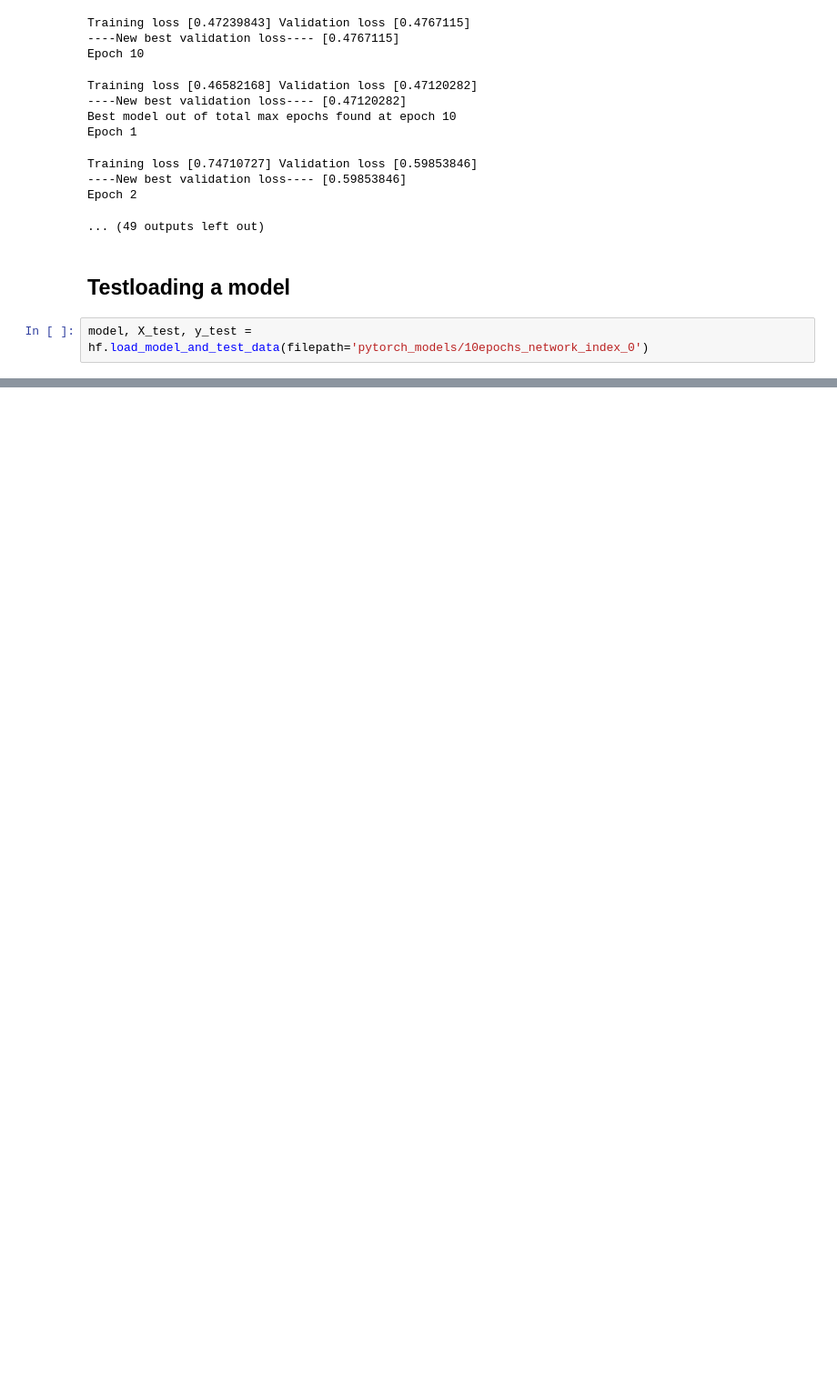
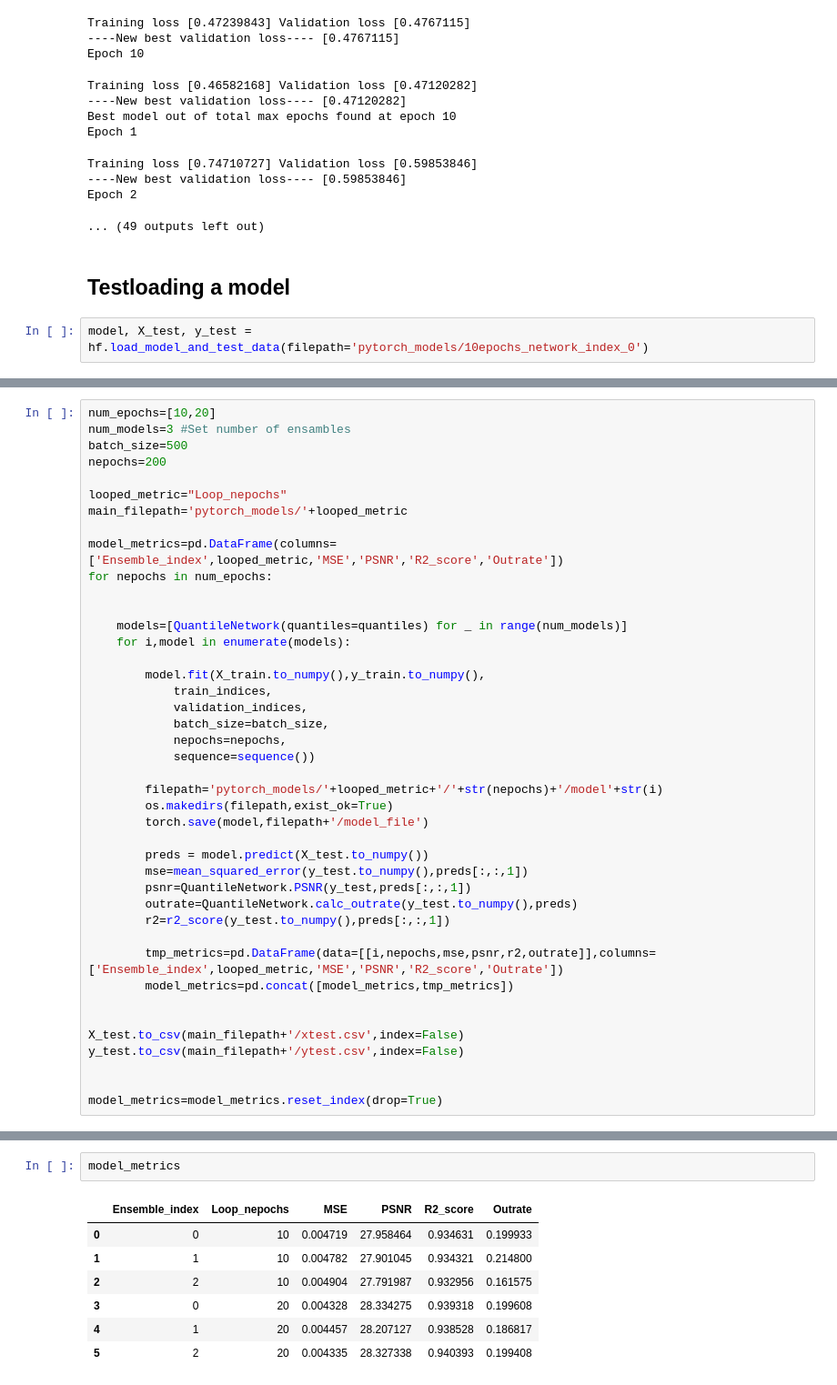
Before and after one commit to filipronn/SEEX30_Cloud_Fog, a Jupyter notebook: Cloud_rm/torch_qrnn_own.ipynb, the cells around one changed output, grey strips where cells are left out. Shown at 91% size. Drawn from its saved outputs; the diff is of its cells as text; blank space fills up the shorter version.

```diff
--- a/Cloud_rm/torch_qrnn_own.ipynb
+++ b/Cloud_rm/torch_qrnn_own.ipynb
@@ -332,0 +346,42 @@ model, X_test, y_test = hf.load_model_and_test_data(filepath='pytorch_models/10e
+# %%
+num_epochs=[10,20]
+num_models=3 #Set number of ensambles
+batch_size=500
+nepochs=200
+
+looped_metric="Loop_nepochs"
+main_filepath='pytorch_models/'+looped_metric
+
+model_metrics=pd.DataFrame(columns=['Ensemble_index',looped_metric,'MSE','PSNR','R2_score','Outrate'])
+for nepochs in num_epochs:
+
+
+    models=[QuantileNetwork(quantiles=quantiles) for _ in range(num_models)]
+    for i,model in enumerate(models):
+
+        model.fit(X_train.to_numpy(),y_train.to_numpy(),
+            train_indices,
+            validation_indices,
+            batch_size=batch_size,
+            nepochs=nepochs,
+            sequence=sequence())
+
+        filepath='pytorch_models/'+looped_metric+'/'+str(nepochs)+'/model'+str(i)
+        os.makedirs(filepath,exist_ok=True)
+        torch.save(model,filepath+'/model_file')
+
+        preds = model.predict(X_test.to_numpy())
+        mse=mean_squared_error(y_test.to_numpy(),preds[:,:,1])
+        psnr=QuantileNetwork.PSNR(y_test,preds[:,:,1])
+        outrate=QuantileNetwork.calc_outrate(y_test.to_numpy(),preds)
+        r2=r2_score(y_test.to_numpy(),preds[:,:,1])
+
+        tmp_metrics=pd.DataFrame(data=[[i,nepochs,mse,psnr,r2,outrate]],columns=['Ensemble_index',looped_metric,'MSE','PSNR','R2_score','Outrate'])
+        model_metrics=pd.concat([model_metrics,tmp_metrics])
+
+
+X_test.to_csv(main_filepath+'/xtest.csv',index=False)
+y_test.to_csv(main_filepath+'/ytest.csv',index=False)
+
+
+model_metrics=model_metrics.reset_index(drop=True)
@@ -332,0 +421,10 @@ model, X_test, y_test = hf.load_model_and_test_data(filepath='pytorch_models/10e
+# %%
+model_metrics
+# %% [output]
+|  | Ensemble_index | Loop_nepochs | MSE | PSNR | R2_score | Outrate |
+| 0 | 0 | 10 | 0.004719 | 27.958464 | 0.934631 | 0.199933 |
+| 1 | 1 | 10 | 0.004782 | 27.901045 | 0.934321 | 0.214800 |
+| 2 | 2 | 10 | 0.004904 | 27.791987 | 0.932956 | 0.161575 |
+| 3 | 0 | 20 | 0.004328 | 28.334275 | 0.939318 | 0.199608 |
+| 4 | 1 | 20 | 0.004457 | 28.207127 | 0.938528 | 0.186817 |
+| 5 | 2 | 20 | 0.004335 | 28.327338 | 0.940393 | 0.199408 |
```
Also changed, not shown: parts of 15 cells of this notebook, 3 other files.
